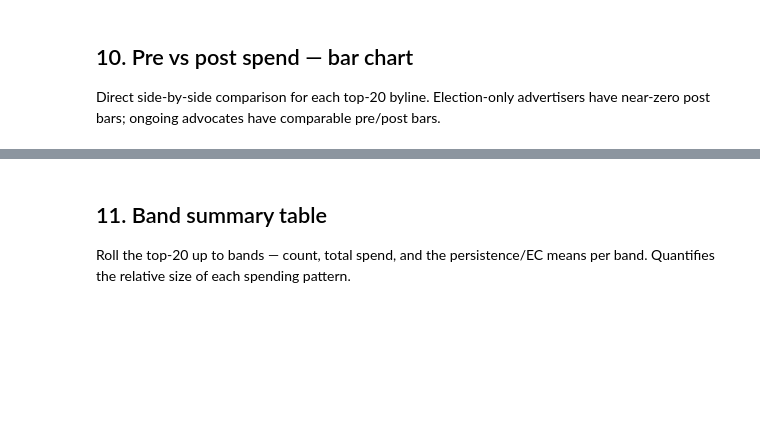
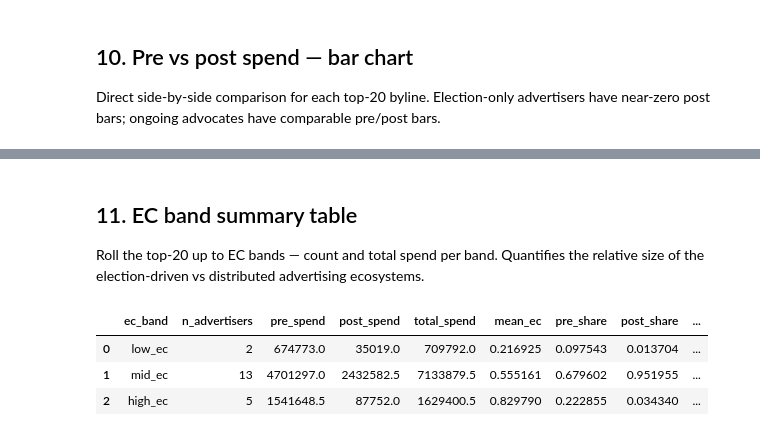
Before and after one commit to stuliveshere/FB_API, a Jupyter notebook: notebooks/05_election_spenders.ipynb, the cells around one changed output, grey strips where cells are left out. Cells and saved outputs as stored; diff of their text form; code cells hidden in the pictures; blank space fills up the shorter version.

```diff
--- a/notebooks/05_election_spenders.ipynb
+++ b/notebooks/05_election_spenders.ipynb
@@ -495,17 +549,23 @@ plt.show()
 # %% [markdown]
-## 11. Band summary table
+## 11. EC band summary table
 
-Roll the top-20 up to bands — count, total spend, and the persistence/EC means per band. Quantifies the relative size of each spending pattern.
+Roll the top-20 up to EC bands — count and total spend per band. Quantifies the relative size of the election-driven vs distributed advertising ecosystems.
 # %%
-band_summary = top20.groupby('band', observed=True).agg(
+band_summary = top20.groupby('ec_band', observed=True).agg(
     n_advertisers=('bylines', 'count'),
     pre_spend=('pre_spend', 'sum'),
     post_spend=('post_spend', 'sum'),
     total_spend=('total_spend', 'sum'),
-    mean_persistence=('persistence', 'mean'),
     mean_ec=('ec_index', 'mean'),
 ).reset_index()
 
+band_summary['pre_share']  = band_summary['pre_spend']  / band_summary['pre_spend'].sum()
+band_summary['post_share'] = band_summary['post_spend'] / band_summary['post_spend'].sum()
 band_summary['total_share'] = band_summary['total_spend'] / band_summary['total_spend'].sum()
 
 band_summary
+# %% [output]
+|  | ec_band | n_advertisers | pre_spend | post_spend | total_spend | mean_ec | pre_share | post_share | ... |
+| 0 | low_ec | 2 | 674773.0 | 35019.0 | 709792.0 | 0.216925 | 0.097543 | 0.013704 | ... |
+| 1 | mid_ec | 13 | 4701297.0 | 2432582.5 | 7133879.5 | 0.555161 | 0.679602 | 0.951955 | ... |
+| 2 | high_ec | 5 | 1541648.5 | 87752.0 | 1629400.5 | 0.829790 | 0.222855 | 0.034340 | ... |
```
Also changed, not shown: parts of 18 cells of this notebook.
